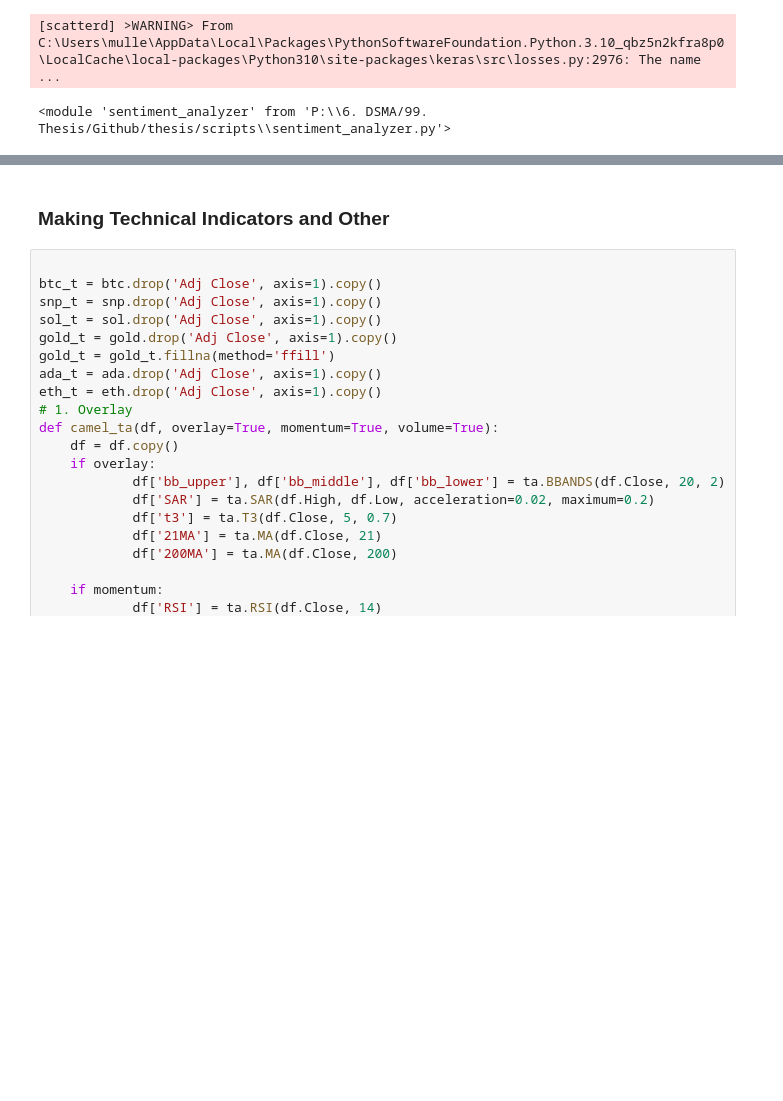
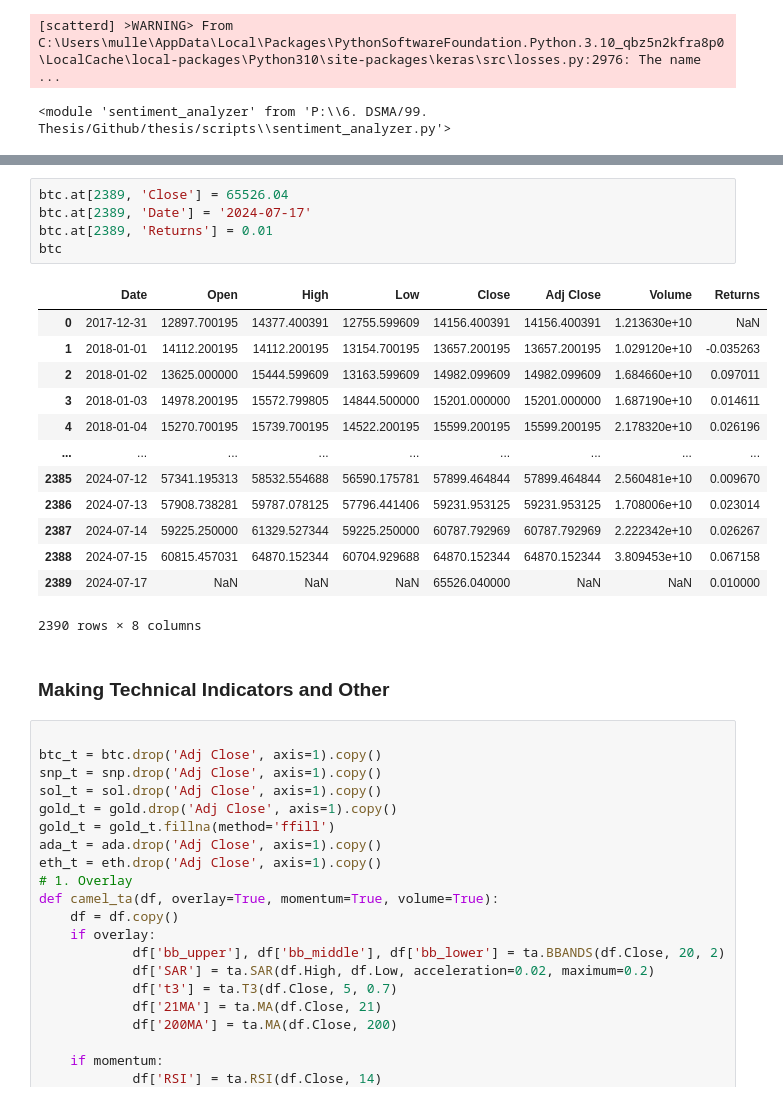
Before and after one commit to NumericCamel/Crypto, a Jupyter notebook: notebooks/Weekly_Technical.ipynb, the cells around one changed output, grey strips where cells are left out. Cells and saved outputs as stored; diff of their text form; blank space fills up the shorter version.

```diff
--- a/notebooks/Weekly_Technical.ipynb
+++ b/notebooks/Weekly_Technical.ipynb
@@ -41,3 +57,22 @@ Data for ETH-USD from 2018-01-01 to 2024-07-15 has been downloaded successfully
+# %%
+btc.at[2389, 'Close'] = 65526.04
+btc.at[2389, 'Date'] = '2024-07-17'
+btc.at[2389, 'Returns'] = 0.01
+btc
+# %% [output]
+|  | Date | Open | High | Low | Close | Adj Close | Volume | Returns |
+| 0 | 2017-12-31 | 12897.700195 | 14377.400391 | 12755.599609 | 14156.400391 | 14156.400391 | 1.213630e+10 | NaN |
+| 1 | 2018-01-01 | 14112.200195 | 14112.200195 | 13154.700195 | 13657.200195 | 13657.200195 | 1.029120e+10 | -0.035263 |
+| 2 | 2018-01-02 | 13625.000000 | 15444.599609 | 13163.599609 | 14982.099609 | 14982.099609 | 1.684660e+10 | 0.097011 |
+| 3 | 2018-01-03 | 14978.200195 | 15572.799805 | 14844.500000 | 15201.000000 | 15201.000000 | 1.687190e+10 | 0.014611 |
+| 4 | 2018-01-04 | 15270.700195 | 15739.700195 | 14522.200195 | 15599.200195 | 15599.200195 | 2.178320e+10 | 0.026196 |
+| ... | ... | ... | ... | ... | ... | ... | ... | ... |
+| 2385 | 2024-07-12 | 57341.195313 | 58532.554688 | 56590.175781 | 57899.464844 | 57899.464844 | 2.560481e+10 | 0.009670 |
+| 2386 | 2024-07-13 | 57908.738281 | 59787.078125 | 57796.441406 | 59231.953125 | 59231.953125 | 1.708006e+10 | 0.023014 |
+| 2387 | 2024-07-14 | 59225.250000 | 61329.527344 | 59225.250000 | 60787.792969 | 60787.792969 | 2.222342e+10 | 0.026267 |
+| 2388 | 2024-07-15 | 60815.457031 | 64870.152344 | 60704.929688 | 64870.152344 | 64870.152344 | 3.809453e+10 | 0.067158 |
+| 2389 | 2024-07-17 | NaN | NaN | NaN | 65526.040000 | NaN | NaN | 0.010000 |
+2390 rows × 8 columns
 # %% [markdown]
 ### Making Technical Indicators and Other
 # %%
```
Also changed, not shown: parts of 6 cells of this notebook, 31 other files.
